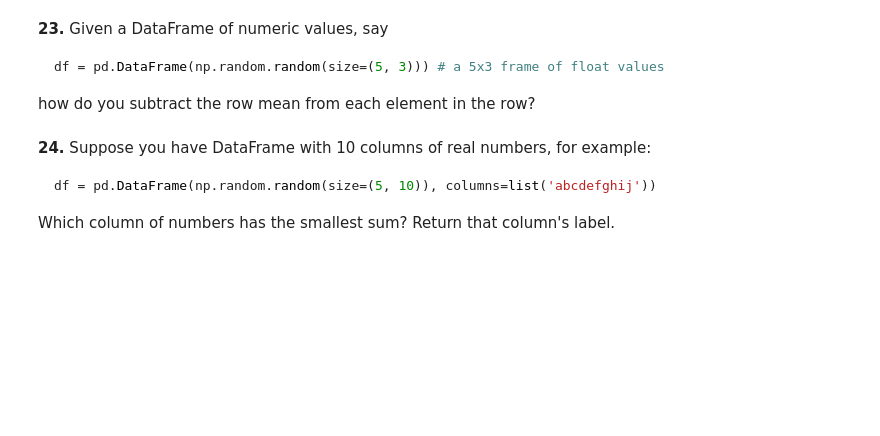
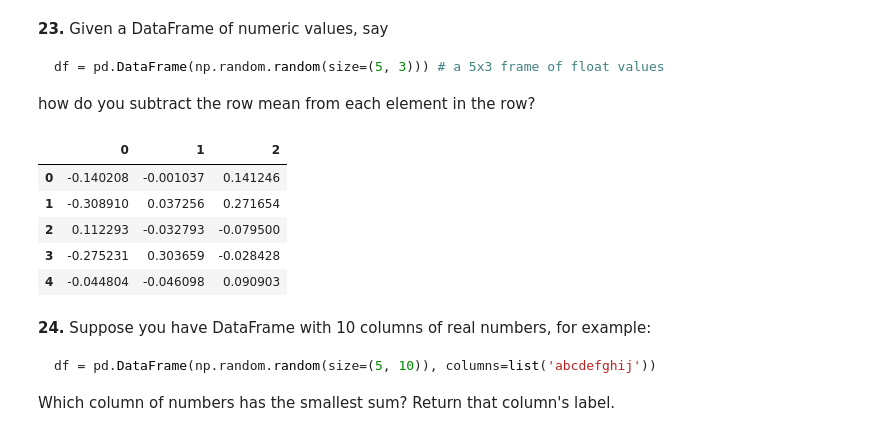
Before and after one commit to manishpan/100-pandas-puzzles-solutions, a Jupyter notebook: 100-pandas-puzzles.ipynb, the cells around one changed output. Cells and saved outputs as stored; diff of their text form; code cells hidden in the pictures; blank space fills up the shorter version.

````diff
--- a/100-pandas-puzzles.ipynb
+++ b/100-pandas-puzzles.ipynb
@@ -335,6 +347,16 @@ df = pd.DataFrame(np.random.random(size=(5, 3))) # a 5x3 frame of float values
 ```
 
 how do you subtract the row mean from each element in the row?
+# %%
+df = pd.DataFrame(np.random.random(size=(5, 3)))
+df.sub(df.mean(axis=1), axis=0)
+# %% [output]
+|  | 0 | 1 | 2 |
+| 0 | -0.140208 | -0.001037 | 0.141246 |
+| 1 | -0.308910 | 0.037256 | 0.271654 |
+| 2 | 0.112293 | -0.032793 | -0.079500 |
+| 3 | -0.275231 | 0.303659 | -0.028428 |
+| 4 | -0.044804 | -0.046098 | 0.090903 |
 # %% [markdown]
 **24.** Suppose you have DataFrame with 10 columns of real numbers, for example:
 
````
Also changed, not shown: parts of 4 cells of this notebook.
